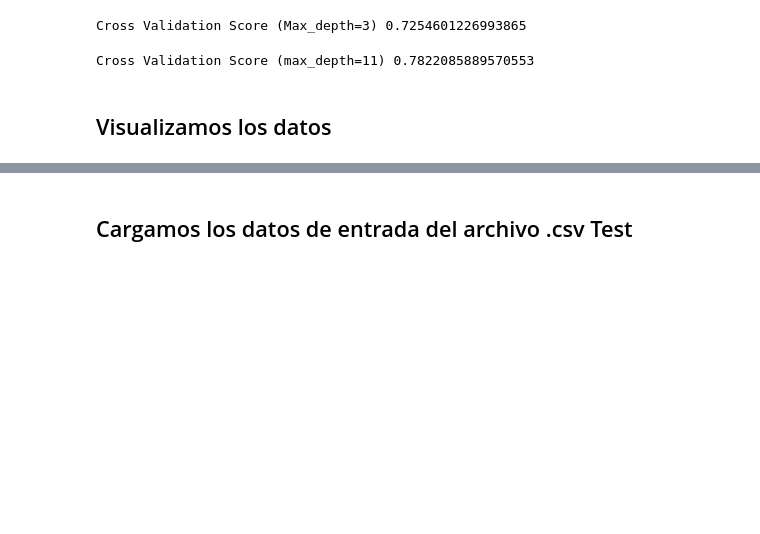
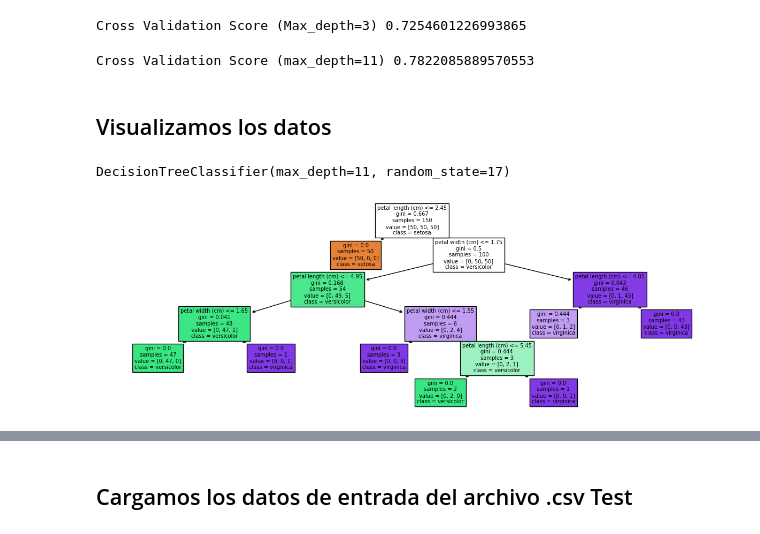
Before and after one commit to Wallace-80/Machine-Learning, a Jupyter notebook: src/notebook/ALT - Decision tree.ipynb, the cells around one changed output, grey strips where cells are left out. Cells and saved outputs as stored; diff of their text form; code cells hidden in the pictures; blank space fills up the shorter version.

```diff
--- a/src/notebook/ALT - Decision tree.ipynb
+++ b/src/notebook/ALT - Decision tree.ipynb
@@ -246,0 +234,43 @@ Cross Validation Score (max_depth=11) 0.7822085889570553
+# %%
+# To plot pretty figures
+%matplotlib inline
+import matplotlib as mpl
+import matplotlib.pyplot as plt
+mpl.rc('axes', labelsize=14)
+mpl.rc('xtick', labelsize=12)
+mpl.rc('ytick', labelsize=12)
+
+# Where to save the figures
+PROJECT_ROOT_DIR = "."
+CHAPTER_ID = "decision_trees"
+IMAGES_PATH = os.path.join(PROJECT_ROOT_DIR, "images", CHAPTER_ID)
+os.makedirs(IMAGES_PATH, exist_ok=True)
+
+def save_fig(fig_id, tight_layout=True, fig_extension="png", resolution=300):
+    path = os.path.join(IMAGES_PATH, fig_id + "." + fig_extension)
+    print("Saving figure", fig_id)
+    if tight_layout:
+        plt.tight_layout()
+    plt.savefig(path, format=fig_extension, dpi=resolution)
+# %%
+from sklearn.datasets import load_iris
+from sklearn.tree import DecisionTreeClassifier
+import sklearn
+
+iris = load_iris()
+X = iris.data[:, 2:] # petal length and width
+y = iris.target
+
+tree_clf = DecisionTreeClassifier(max_depth=11,
+                                  random_state=17)
+tree_clf.fit(X, y)
+# %% [output]
+DecisionTreeClassifier(max_depth=11, random_state=17)
+# %%
+plt.figure(figsize=(15,5))
+sklearn.tree.plot_tree(tree_clf,
+               feature_names=iris.feature_names[2:],
+               class_names=iris.target_names,
+               filled = True);
+# %% [output]
+[figure, added]
```
Also changed, not shown: parts of 5 cells of this notebook, 16 other files.
